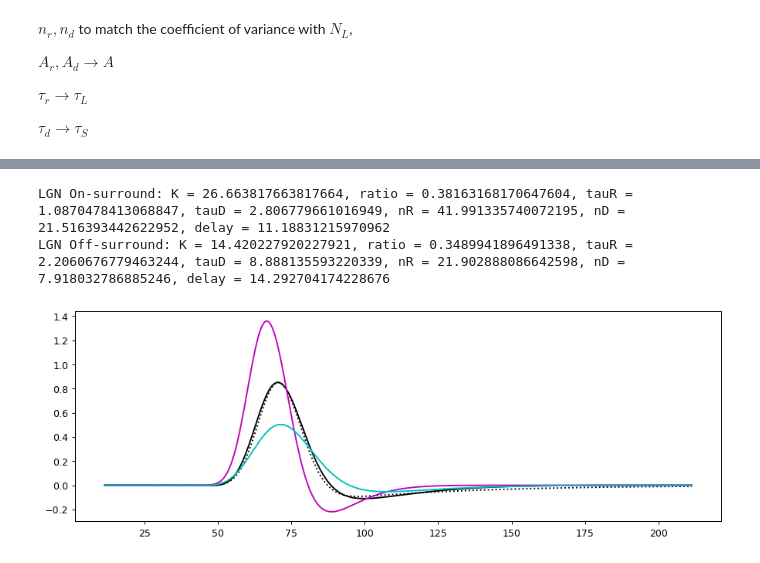
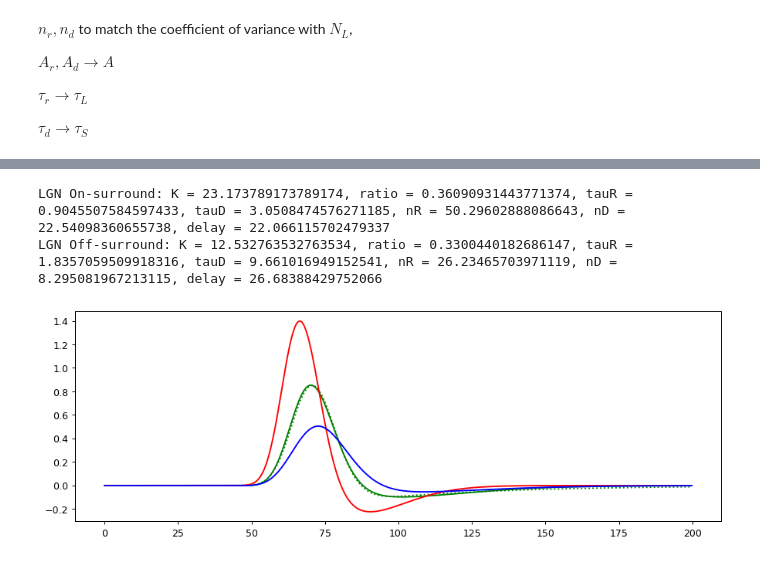
Before and after one commit to g13/patchV1, a Jupyter notebook: LGN_kernel.ipynb, the cells around one changed output, grey strips where cells are left out. Cells and saved outputs as stored; diff of their text form; code cells hidden in the pictures.

```diff
--- a/LGN_kernel.ipynb
+++ b/LGN_kernel.ipynb
@@ -62,7 +62,8 @@ def plotKernel(Ar, Ad, tauR, tauD, nR, nD, D0, Dd, K0, t, ax, c0, c1, dissect =
     if dissect:
         ax.plot(t,Kc,'b')
         ax.plot(t,-Ks,'k')
-    ax.plot(t,K0, c0)
+    if K0 is not None:
+        ax.plot(t,K0, c0)
     ax.plot(t,Kt, c1)
 
 def tKFourier(A, HS, tauS, NL, tauL, D, w):
@@ -321,4 +292,4 @@ NL_tauL = 60.53
 NL = 66
 tauL = NL_tauL/NL
 Ds = 3.5 + 1.21 + 6.77
-Kt_s = temporalKernel(A, HS, tauS, NL, tauL, t)
+Kt_s = temporalKernel(A, HS, tauS, NL, tauL, Ds, t)
@@ -325,40 +300,39 @@ Kt_s = temporalKernel(A, HS, tauS, NL, tauL, t)
 # %%
 fig = plt.figure('temporal_LGN_S', figsize = (12,4), dpi=90)
 ax = fig.add_subplot(111)
 
-Ar_all = 19.1
-Ad_all = 7.3
-tauR_all = 1.37
-tauD_all = 6.9
-nR_all = 35.9
-nD_all = 10.5
-Dt_all = 0 + Ds
+# from curve_fit and manual adjustment
+Ar_all = 16.6
+Ad_all = 6.0
+tauR_all = 1.14
+tauD_all = 7.5
+nR_all = 43.0
+nD_all = 11
+Dt_all = Ds + Dt_PallS - Dall
 
-Kt = temporalSimple(Ar_all, Ad_all, tauR_all, tauD_all,  nR_all,  nD_all,  t-Dt_all)
-ax.plot(t+Ds,Kt,'k')
-ax.plot(t+Ds,Kt_s,':k')
+plotKernel(Ar_all, Ad_all, tauR_all, tauD_all, nR_all, nD_all, Dt_all, 0, Kt_s, t, ax, ':g', 'g')
 
 Ar = Ar_all * Ar_PonS/ Ar_PallS
 Ad = Ad_all * Ad_PonS/ Ad_PallS
 tauR = tauR_all * tauR_PonS/ tauR_PallS
 tauD = tauD_all * tauD_PonS/ tauD_PallS
 nR = nR_all * nR_PonS/ nR_PallS
 nD = nD_all * nD_PonS/ nD_PallS
 Dt = Dt_all * Dt_PonS/ Dt_PallS
-Kt = temporalSimple(Ar, Ad, tauR, tauD, nR, nD,  t-Dt)
-ax.plot(t+Ds,Kt,'m')
+plotKernel(Ar, Ad, tauR, tauD, nR, nD, Dt, 0, None, t, ax, ':r', 'r')
+
 print(f'LGN On-surround: K = {Ar}, ratio = {Ad/Ar}, tauR = {tauR}, tauD = {tauD}, nR = {nR}, nD = {nD}, delay = {Dt}')
 Ar = Ar_all * Ar_PoffS/ Ar_PallS
 Ad = Ad_all * Ad_PoffS/ Ad_PallS
 tauR = tauR_all * tauR_PoffS/ tauR_PallS
 tauD = tauD_all * tauD_PoffS/ tauD_PallS
 nR = nR_all * nR_PoffS/ nR_PallS
 nD = nD_all * nD_PoffS/ nD_PallS
 Dt = Dt_all * Dt_PoffS/ Dt_PallS
-Kt = temporalSimple(Ar, Ad, tauR, tauD, nR, nD,  t-Dt)
-ax.plot(t+Ds,Kt,'c')
+plotKernel(Ar, Ad, tauR, tauD, nR, nD, Dt, 0, None, t, ax, ':b', 'b')
+
 print(f'LGN Off-surround: K = {Ar}, ratio = {Ad/Ar}, tauR = {tauR}, tauD = {tauD}, nR = {nR}, nD = {nD}, delay = {Dt}')
 # %% [output]
-LGN On-surround: K = 26.663817663817664, ratio = 0.38163168170647604, tauR = 1.0870478413068847, tauD = 2.806779661016949, nR = 41.991335740072195, nD = 21.516393442622952, delay = 11.18831215970962
-LGN Off-surround: K = 14.420227920227921, ratio = 0.3489941896491338, tauR = 2.2060676779463244, tauD = 8.888135593220339, nR = 21.902888086642598, nD = 7.918032786885246, delay = 14.292704174228676
+LGN On-surround: K = 23.173789173789174, ratio = 0.36090931443771374, tauR = 0.9045507584597433, tauD = 3.0508474576271185, nR = 50.29602888086643, nD = 22.54098360655738, delay = 22.066115702479337
+LGN Off-surround: K = 12.532763532763534, ratio = 0.3300440182686147, tauR = 1.8357059509918316, tauD = 9.661016949152541, nR = 26.23465703971119, nD = 8.295081967213115, delay = 26.68388429752066
-[figure, old version]
+[figure, new version]
```
Also changed, not shown: parts of 10 cells of this notebook, 16 other files.
